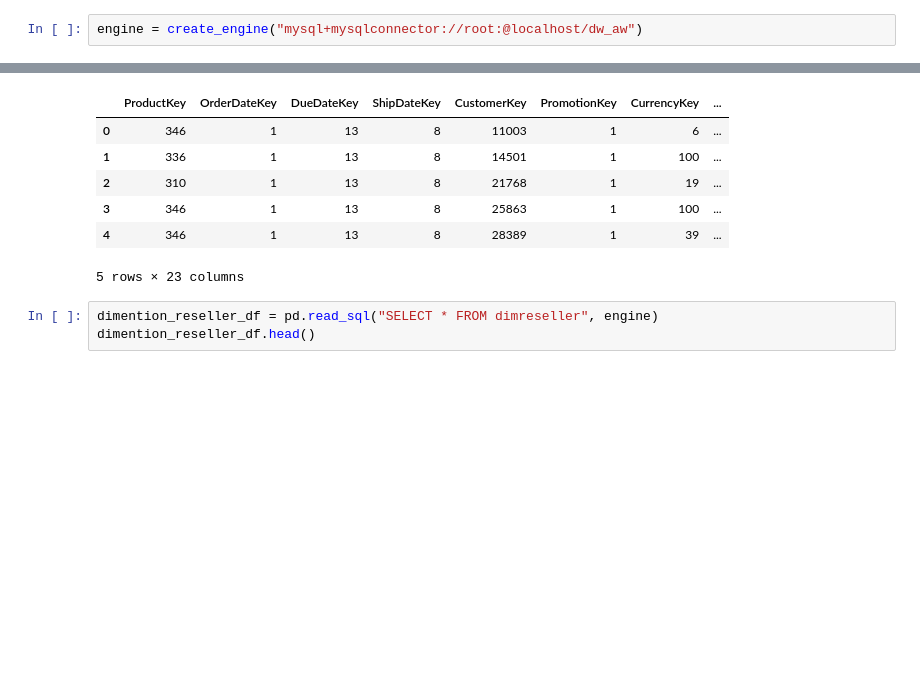
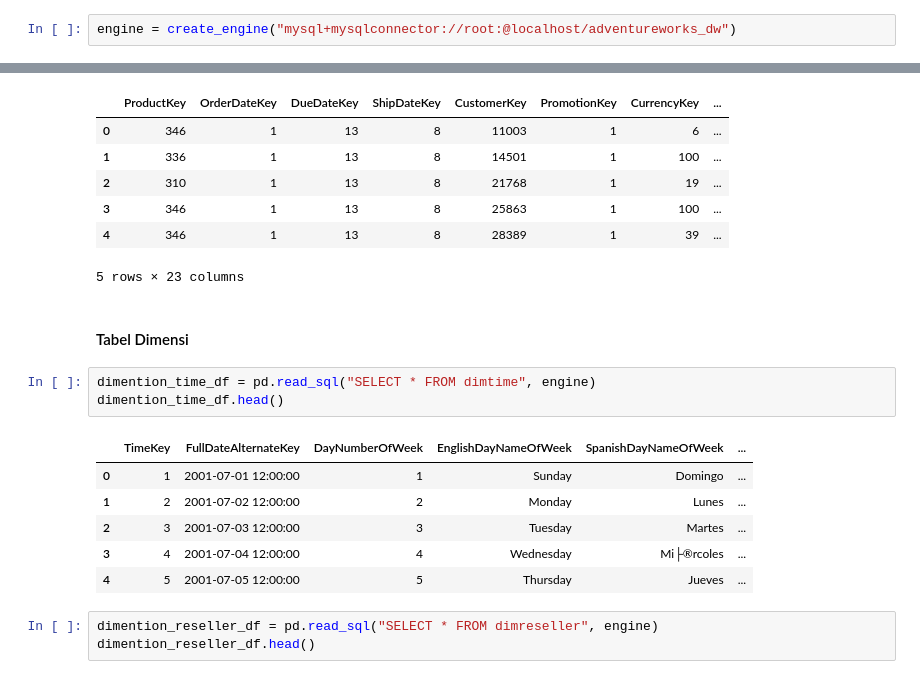
Before and after one commit to Rizukaf-id/UAS-VISUALISASI-DATA, a Jupyter notebook: notebook.ipynb, the cells around one changed output, grey strips where cells are left out. Saved outputs shown, nothing was run; the diff lists cells and outputs as text; blank space fills up the shorter version.

Commit message:
update tabel

```diff
--- a/notebook.ipynb
+++ b/notebook.ipynb
@@ -20,5 +20,5 @@ from sqlalchemy import create_engine
 # %% [markdown]
 Engine
 # %%
-engine = create_engine("mysql+mysqlconnector://root:@localhost/dw_aw")
+engine = create_engine("mysql+mysqlconnector://root:@localhost/adventureworks_dw")
 # %% [markdown]
@@ -44,6 +46,18 @@ fact_internet_sales.head()
 | 3 | 346 | 1 | 13 | 8 | 25863 | 1 | 100 | ... |
 | 4 | 346 | 1 | 13 | 8 | 28389 | 1 | 39 | ... |
 5 rows × 23 columns
+# %% [markdown]
+#### Tabel Dimensi
+# %%
+dimention_time_df = pd.read_sql("SELECT * FROM dimtime", engine)
+dimention_time_df.head()
+# %% [output]
+|  | TimeKey | FullDateAlternateKey | DayNumberOfWeek | EnglishDayNameOfWeek | SpanishDayNameOfWeek | ... |
+| 0 | 1 | 2001-07-01 12:00:00 | 1 | Sunday | Domingo | ... |
+| 1 | 2 | 2001-07-02 12:00:00 | 2 | Monday | Lunes | ... |
+| 2 | 3 | 2001-07-03 12:00:00 | 3 | Tuesday | Martes | ... |
+| 3 | 4 | 2001-07-04 12:00:00 | 4 | Wednesday | Mi├®rcoles | ... |
+| 4 | 5 | 2001-07-05 12:00:00 | 5 | Thursday | Jueves | ... |
 # %%
 dimention_reseller_df = pd.read_sql("SELECT * FROM dimreseller", engine)
 dimention_reseller_df.head()
```
Also changed, not shown: parts of 11 cells of this notebook.
